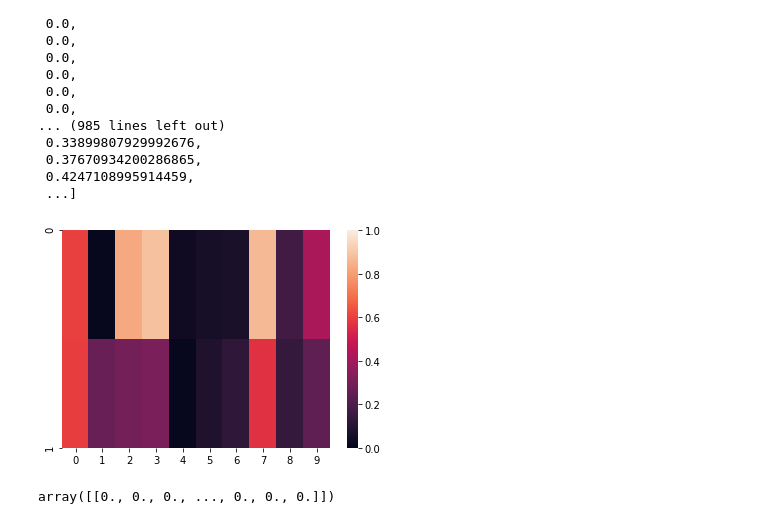
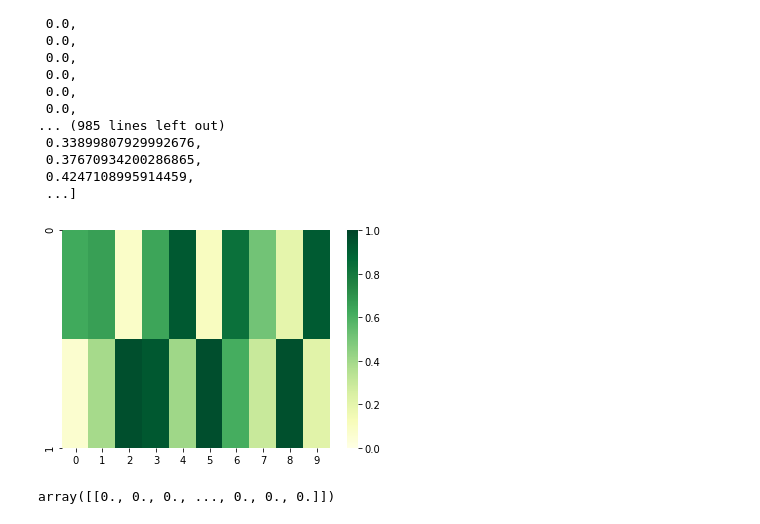
Before and after one commit to pcchencode/chords_recogn, a Jupyter notebook: chroma.ipynb, the cells around one changed output. Cells and saved outputs as stored; diff of their text form; code cells hidden in the pictures.

```diff
--- a/chroma.ipynb
+++ b/chroma.ipynb
@@ -72,13 +72,13 @@ chroma_stft[0]
 # %%
 #### import numpy as np
 import seaborn as sns # 用來畫 heatmap, 輸入要是 np.array
 import matplotlib.pylab as plt
 
 uniform_data = np.random.rand(2, 10)
-ax = sns.heatmap(uniform_data, vmin=0, vmax=1)
+ax = sns.heatmap(uniform_data, vmin=0, vmax=1, cmap="YlGn")
 plt.show()
 # %% [output]
-[figure, old version]
+[figure, new version]
 # %%
 np.array([chroma_stft[0]])
 # %% [output]
```
